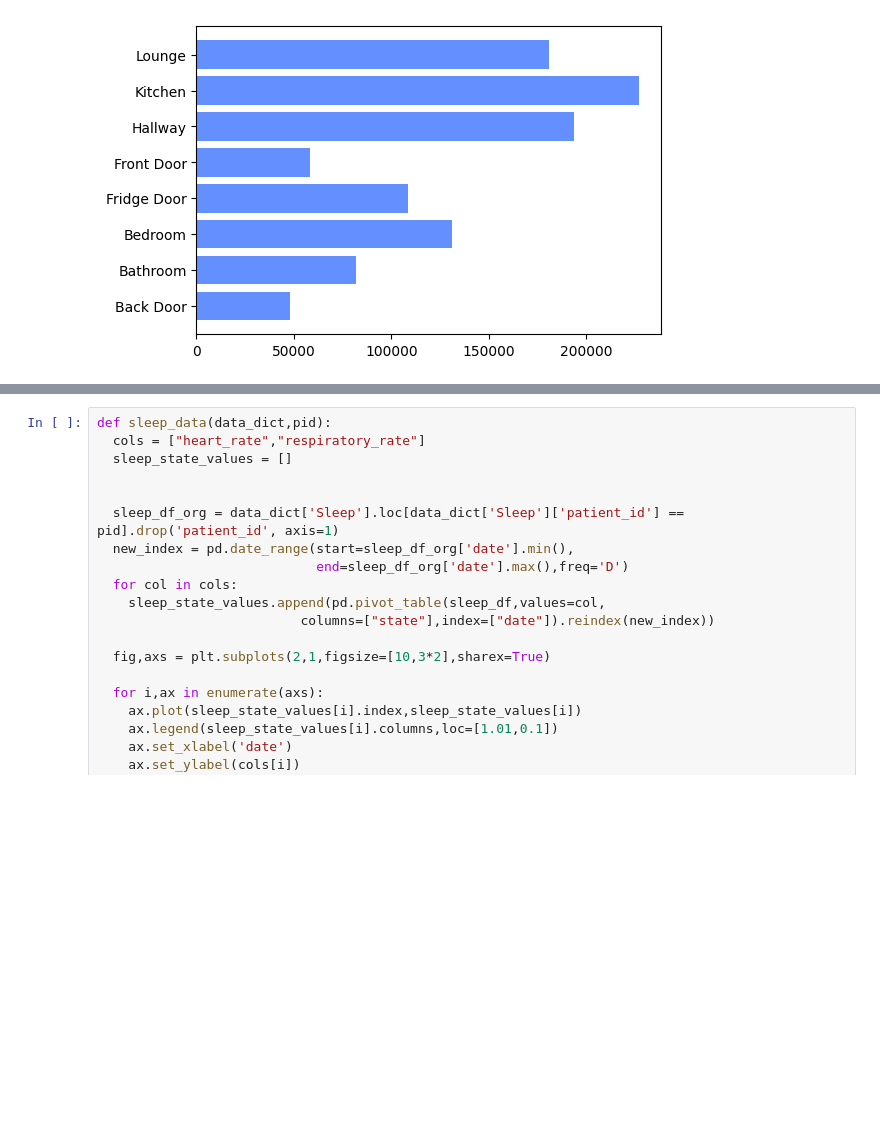
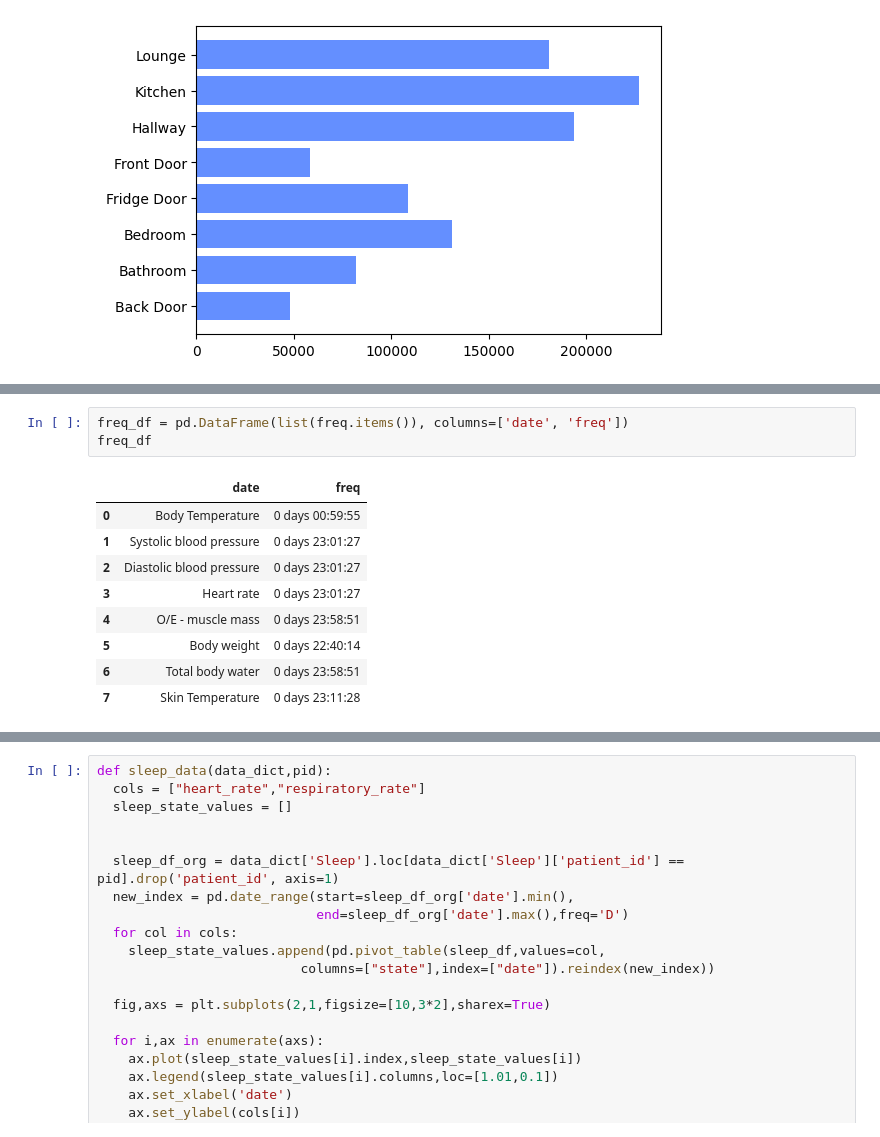
Before and after one commit to gkianfar/S4, a Jupyter notebook: TIHM_data_visualisation.ipynb, the cells around one changed output, grey strips where cells are left out. Saved outputs shown, nothing was run; the diff lists cells and outputs as text; blank space fills up the shorter version.

```diff
--- a/TIHM_data_visualisation.ipynb
+++ b/TIHM_data_visualisation.ipynb
@@ -735,0 +658,13 @@ vis_personal_aligned_multiview_day_plot(sleep_df=None,
+# %%
+freq_df = pd.DataFrame(list(freq.items()), columns=['date', 'freq'])
+freq_df
+# %% [output]
+|  | date | freq |
+| 0 | Body Temperature | 0 days 00:59:55 |
+| 1 | Systolic blood pressure | 0 days 23:01:27 |
+| 2 | Diastolic blood pressure | 0 days 23:01:27 |
+| 3 | Heart rate | 0 days 23:01:27 |
+| 4 | O/E - muscle mass | 0 days 23:58:51 |
+| 5 | Body weight | 0 days 22:40:14 |
+| 6 | Total body water | 0 days 23:58:51 |
+| 7 | Skin Temperature | 0 days 23:11:28 |
```
Also changed, not shown: parts of 18 cells of this notebook.
